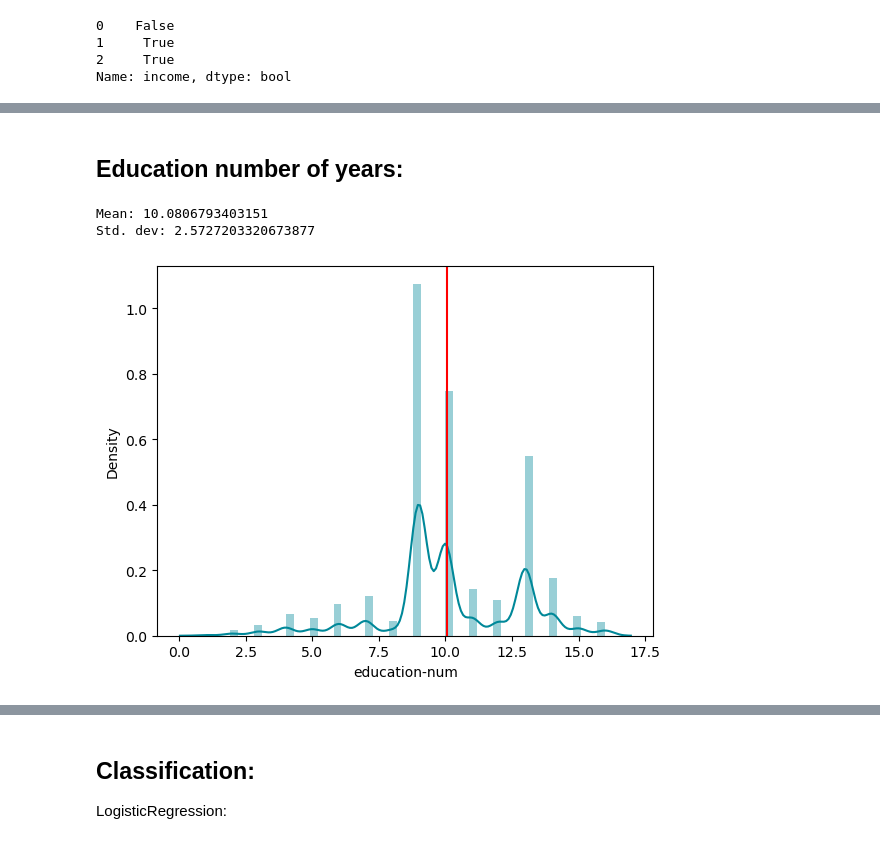
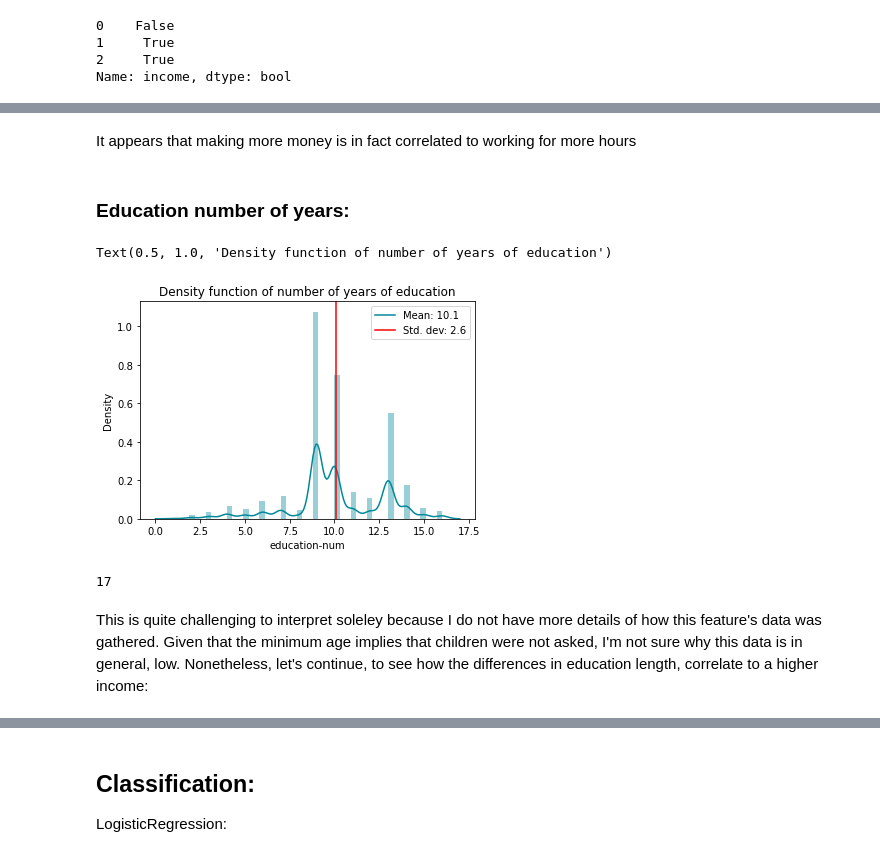
Before and after one commit to kklimov1/Income_Classification_Analysis, a Jupyter notebook: analysis_clf.ipynb, the cells around one changed output, grey strips where cells are left out. Saved outputs shown, nothing was run; the diff lists cells and outputs as text; code cells hidden in the pictures.

```diff
--- a/analysis_clf.ipynb
+++ b/analysis_clf.ipynb
@@ -154,13 +200,23 @@ sns.boxplot(x='income', y='hours-per-week', data=df_temp)
+# %% [markdown]
+It appears that making more money is in fact correlated to working for more hours
 # %% [markdown]
-## Education number of years:
+### Education number of years:
 # %%
 sns.distplot(X_train['education-num'], color='#008899')
 plt.axvline(X_train['education-num'].mean(), 0, 1, color='red')
-print("Mean: {}".format(X_train['education-num'].mean()), "\nStd. dev: {}".format(X_train['education-num'].std()))
+mean=round(X_train['education-num'].mean(),1)
+std_deviation=round(X_train['education-num'].std(),1)
+plt.legend(labels=["Mean: {}".format(mean), "Std. dev: {}".format(std_deviation)])
+plt.title('Density function of number of years of education')
 # %% [output]
-Mean: 10.0806793403151
-Std. dev: 2.5727203320673877
+Text(0.5, 1.0, 'Density function of number of years of education')
-[figure, old version]
+[figure, new version]
+# %%
+min(X_train['age'])
+# %% [output]
+17
+# %% [markdown]
+This is quite challenging to interpret soleley because I do not have more details of how this feature's data was gathered. Given that the minimum age implies that children were not asked, I'm not sure why this data is in general, low. Nonetheless, let's continue, to see how the differences in education length, correlate to a higher income:
 # %%
 sns.boxplot(x='income', y='education-num', data=df_temp)
 # %% [output]
```
Also changed, not shown: parts of 96 cells of this notebook.
